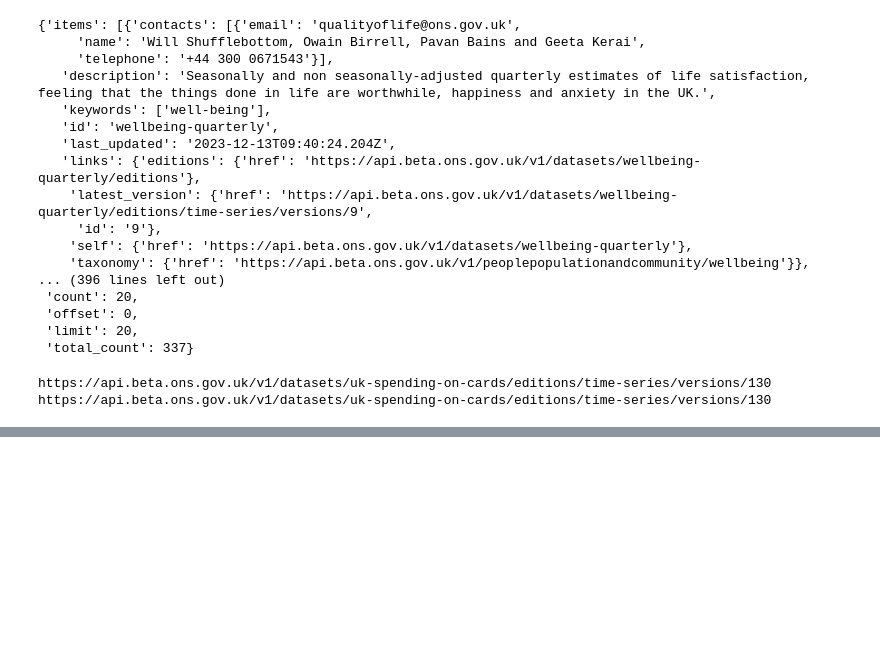
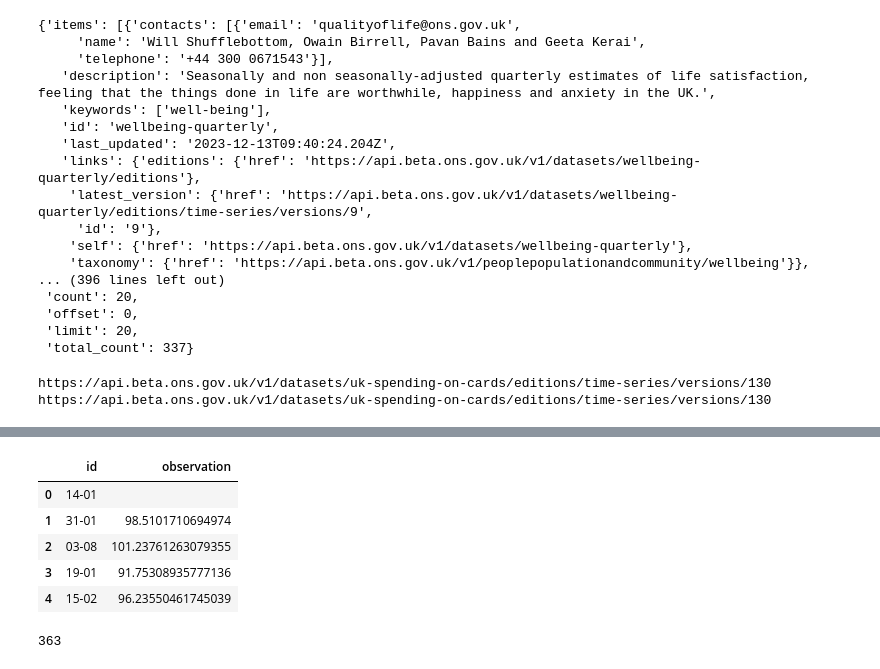
Before and after one commit to hbarnes163/software_engineering_sum1, a Jupyter notebook: ons_data_viewer.ipynb, the cells around one changed output, grey strips where cells are left out. Saved outputs shown, nothing was run; the diff lists cells and outputs as text; code cells hidden in the pictures; blank space fills up the shorter version.

Commit message:
Attempt to get data

```diff
--- a/ons_data_viewer.ipynb
+++ b/ons_data_viewer.ipynb
@@ -90,0 +93,25 @@ find_dimensions(url_to_use)
+# %%
+selected_request = {'category' : 'aggregate', 'daymonth' : '*', 'geography': 'K02000001', 'time': '2023'}
+
+response = requests.get(url_to_use + "/observations", params = selected_request)
+
+observations = response.json()['observations']
+
+summary = []
+for observation in observations:
+    id = observation["dimensions"]["DayMonth"]["id"]
+    summary.append({"id": id, "observation": observation["observation"]})
+df = pd.DataFrame(summary)
+
+df.head()
+# %% [output]
+|  | id | observation |
+| 0 | 14-01 |  |
+| 1 | 31-01 | 98.5101710694974 |
+| 2 | 03-08 | 101.23761263079355 |
+| 3 | 19-01 | 91.75308935777136 |
+| 4 | 15-02 | 96.23550461745039 |
+# %%
+len(observations)
+# %% [output]
+363
```
Also changed, not shown: parts of 2 cells of this notebook.
